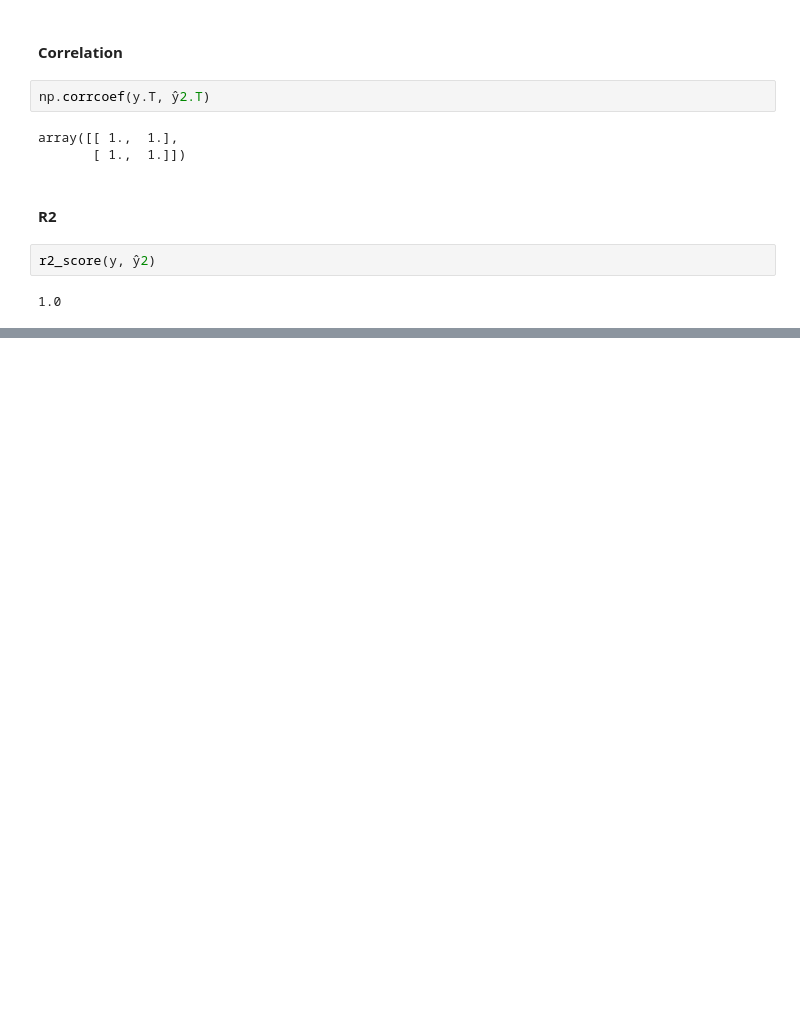
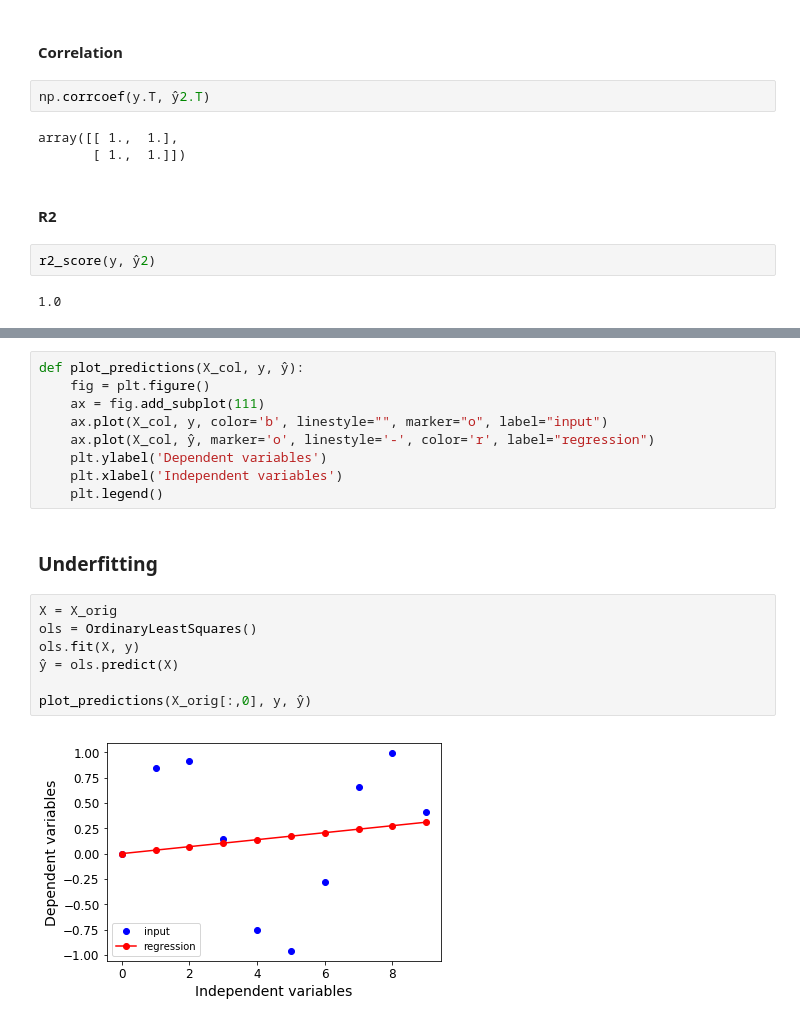
Before and after one commit to martinkersner/regression-meetup, a Jupyter notebook: PolynomialRegression.ipynb, the cells around one changed output, grey strips where cells are left out. Drawn from its saved outputs; the diff is of its cells as text; blank space fills up the shorter version.

```diff
--- a/PolynomialRegression.ipynb
+++ b/PolynomialRegression.ipynb
@@ -191,0 +209,20 @@ r2_score(y, ŷ2)
+# %%
+def plot_predictions(X_col, y, ŷ):
+    fig = plt.figure()
+    ax = fig.add_subplot(111)
+    ax.plot(X_col, y, color='b', linestyle="", marker="o", label="input")
+    ax.plot(X_col, ŷ, marker='o', linestyle='-', color='r', label="regression")
+    plt.ylabel('Dependent variables')
+    plt.xlabel('Independent variables')
+    plt.legend()
+# %% [markdown]
+### Underfitting
+# %%
+X = X_orig
+ols = OrdinaryLeastSquares()
+ols.fit(X, y)
+ŷ = ols.predict(X)
+
+plot_predictions(X_orig[:,0], y, ŷ)
+# %% [output]
+[figure, added]
```
Also changed, not shown: parts of 7 cells of this notebook.
